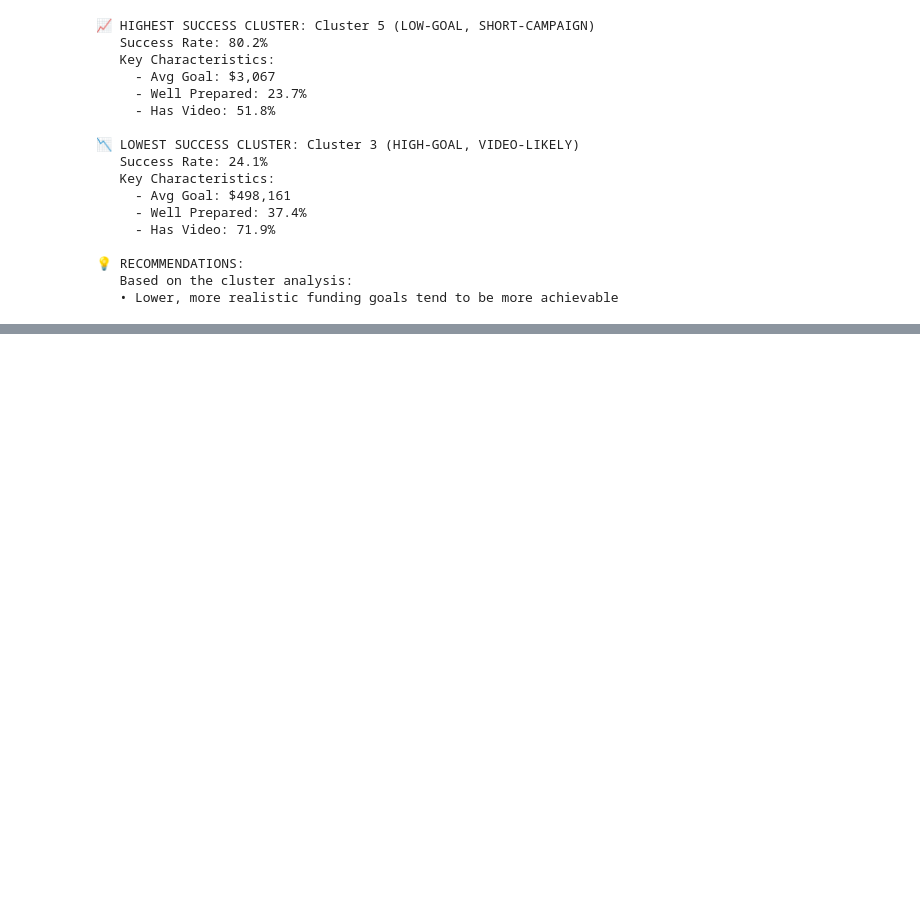
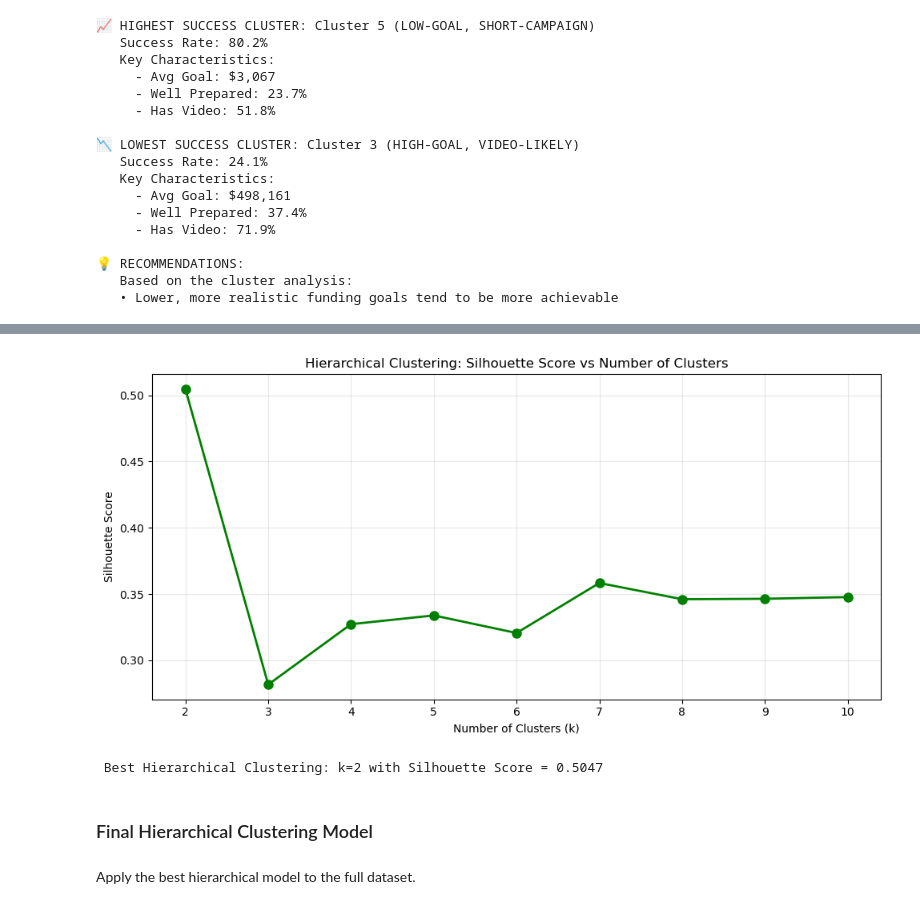
Before and after one commit to rafachan3/kickstarter-prediction, a Jupyter notebook: kickstarter-prediction.ipynb, the cells around one changed output, grey strips where cells are left out. Cells and saved outputs as stored; diff of their text form; code cells hidden in the pictures; blank space fills up the shorter version.

```diff
--- a/kickstarter-prediction.ipynb
+++ b/kickstarter-prediction.ipynb
@@ -1411,0 +1520,24 @@ else:
+# %%
+# Plot silhouette scores for Hierarchical Clustering
+plt.figure(figsize=(10, 5))
+plt.plot(hier_results_df['n_clusters'], hier_results_df['silhouette_score'], 'go-', linewidth=2, markersize=8)
+plt.xlabel('Number of Clusters (k)')
+plt.ylabel('Silhouette Score')
+plt.title('Hierarchical Clustering: Silhouette Score vs Number of Clusters')
+plt.xticks(range(2, 11))
+plt.grid(True, alpha=0.3)
+plt.tight_layout()
+plt.show()
+
+# Find best k
+best_hier_k = hier_results_df.loc[hier_results_df['silhouette_score'].idxmax(), 'n_clusters']
+best_hier_score = hier_results_df['silhouette_score'].max()
+print(f"\n Best Hierarchical Clustering: k={int(best_hier_k)} with Silhouette Score = {best_hier_score:.4f}")
+# %% [output]
+[figure, added]
+ Best Hierarchical Clustering: k=2 with Silhouette Score = 0.5047
+# %% [markdown]
+### Final Hierarchical Clustering Model
+# %% [markdown]
+
+Apply the best hierarchical model to the full dataset.
```
Also changed, not shown: parts of 46 cells of this notebook.
